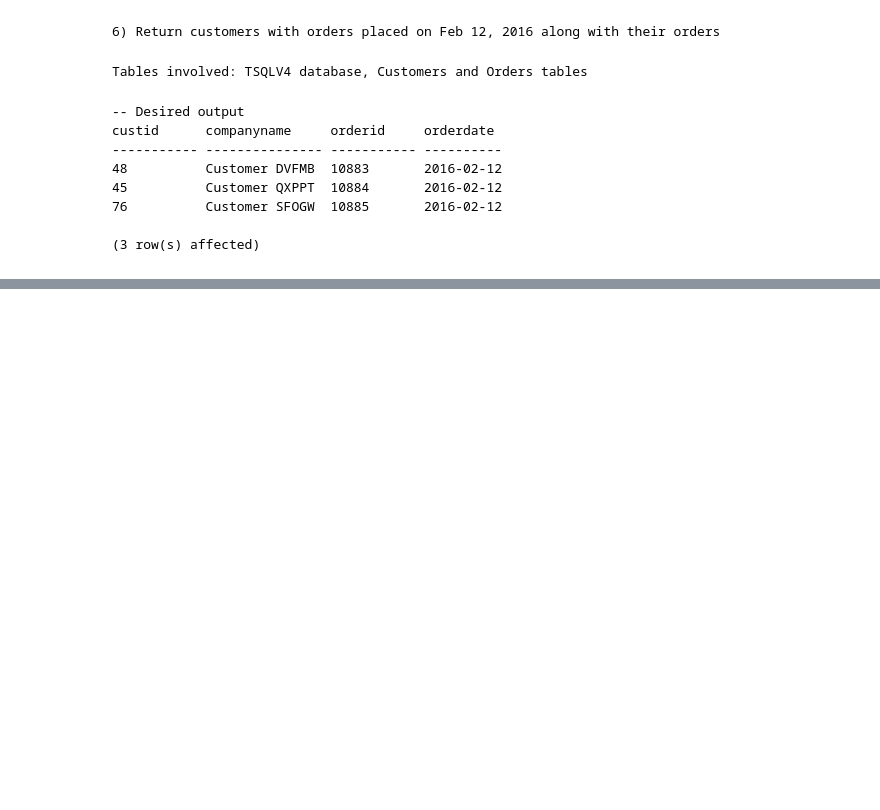
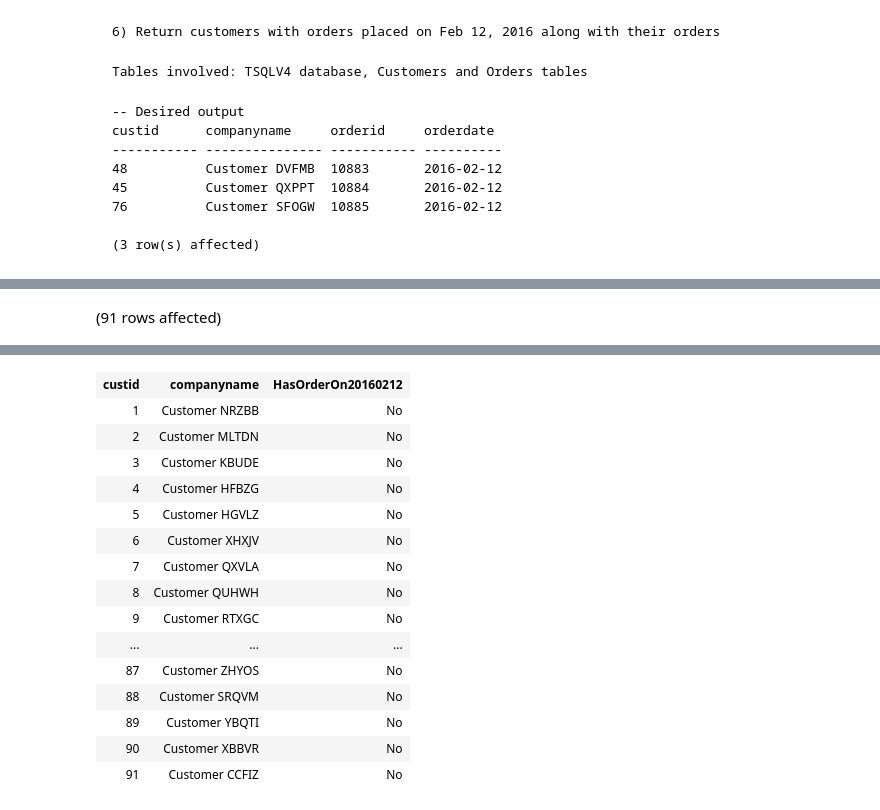
Before and after one commit to ryanmohamed/tsql_hw2, a Jupyter notebook: Chapter3_Exercises.ipynb, the cells around one changed output, grey strips where cells are left out. Cells and saved outputs as stored; diff of their text form; code cells hidden in the pictures; blank space fills up the shorter version.

```diff
--- a/Chapter3_Exercises.ipynb
+++ b/Chapter3_Exercises.ipynb
@@ -408,0 +564,16 @@ custid      companyname     orderid     orderdate
+# %%
+use Northwinds2022TSQLV7
+
+select C.CustomerId as custid,
+    C.CustomerCompanyName as companyname,
+    case
+        when O.OrderDate is not null then 'Yes'
+    else 'No'
+    end as HasOrderOn20160212
+
+from Sales.[Customer] as C
+    left outer join
+        Sales.[Order] as O
+        on C.CustomerId = O.CustomerId and datediff(day, O.OrderDate, '20160212') = 0
+# %% [output]
+(91 rows affected)
@@ -408,0 +581,16 @@ custid      companyname     orderid     orderdate
+| custid | companyname | HasOrderOn20160212 |
+| 1 | Customer NRZBB | No |
+| 2 | Customer MLTDN | No |
+| 3 | Customer KBUDE | No |
+| 4 | Customer HFBZG | No |
+| 5 | Customer HGVLZ | No |
+| 6 | Customer XHXJV | No |
+| 7 | Customer QXVLA | No |
+| 8 | Customer QUHWH | No |
+| 9 | Customer RTXGC | No |
+| ... | ... | ... |
+| 87 | Customer ZHYOS | No |
+| 88 | Customer SRQVM | No |
+| 89 | Customer YBQTI | No |
+| 90 | Customer XBBVR | No |
+| 91 | Customer CCFIZ | No |
```
Also changed, not shown: parts of 7 cells of this notebook.
